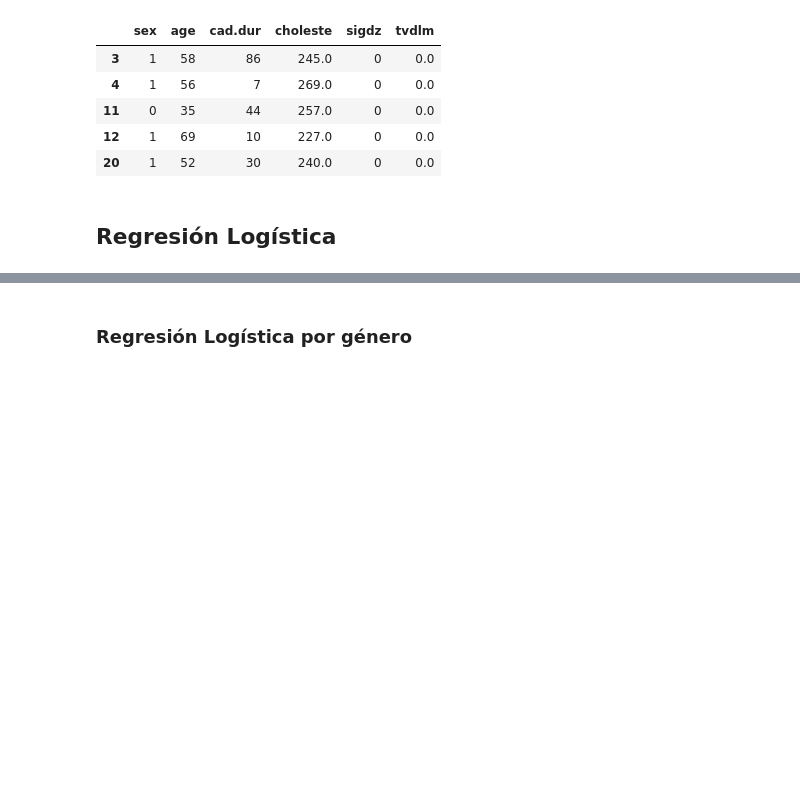
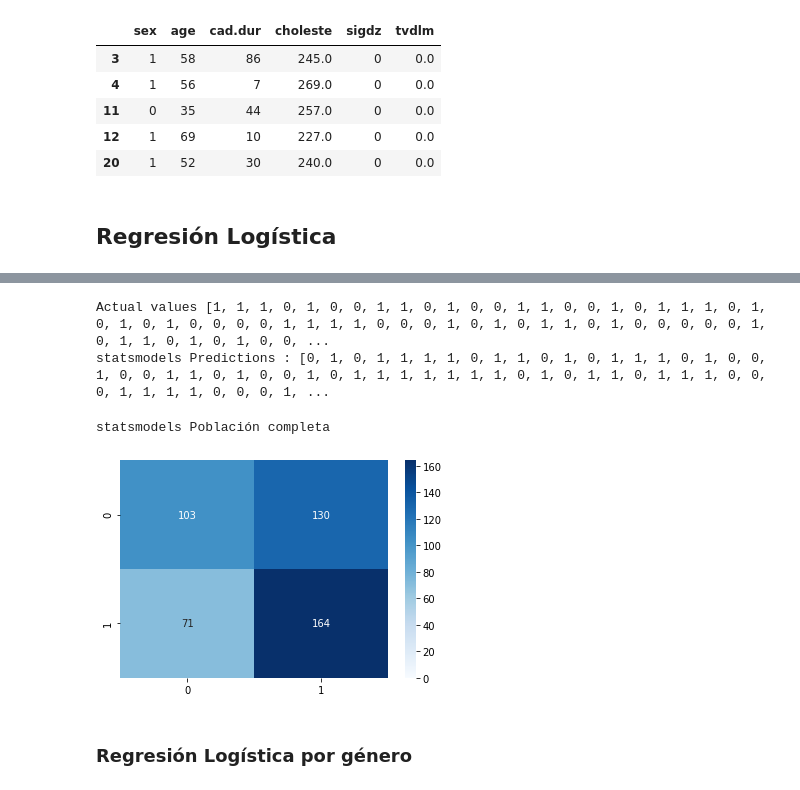
Before and after one commit to FelipeGorostiaga/MachineLearning, a Jupyter notebook: src/tp4/tp4.ipynb, the cells around one changed output, grey strips where cells are left out. Cells and saved outputs as stored; diff of their text form; code cells hidden in the pictures; blank space fills up the shorter version.

Commit message:
Add statsmodels analysis

```diff
--- a/src/tp4/tp4.ipynb
+++ b/src/tp4/tp4.ipynb
@@ -120,0 +130,9 @@ weighted avg       0.61      0.61      0.61       468
+# %%
+import statsmodels.api as sm
+
+def train_statsmodels_model(data, fields, result_var, params=None):
+    model = sm.Logit(data[result_var], data[fields]).fit()
+    print(model.summary())
+    return model
+
+statsmodel = train_statsmodels_model(train, numeric_columns, result_column)
@@ -121,3 +159,16 @@ weighted avg       0.61      0.61      0.61       468
+# %%
+yhat = statsmodel.predict(test[numeric_columns])
+predicted_2 = list(map(round, yhat))
+print('Actual values', list(test[result_column].values))
+print('statsmodels Predictions :', predicted_2)
+# %% [output]
+Actual values [1, 1, 1, 0, 1, 0, 0, 1, 1, 0, 1, 0, 0, 1, 1, 0, 0, 1, 0, 1, 1, 1, 0, 1, 0, 1, 0, 1, 0, 0, 0, 0, 1, 1, 1, 1, 0, 0, 0, 1, 0, 1, 0, 1, 1, 0, 1, 0, 0, 0, 0, 0, 1, 0, 1, 1, 0, 1, 0, 1, 0, 0, ...
+statsmodels Predictions : [0, 1, 0, 1, 1, 1, 1, 0, 1, 1, 0, 1, 0, 1, 1, 1, 0, 1, 0, 0, 1, 0, 0, 1, 1, 0, 1, 0, 0, 1, 0, 1, 1, 1, 1, 1, 1, 1, 0, 1, 0, 1, 1, 0, 1, 1, 1, 0, 0, 0, 1, 1, 1, 1, 0, 0, 0, 1, ...
+# %%
+plot_confusion_matrix(test, result_column, predicted_2, title='statsmodels Población completa')
+# %% [output]
+statsmodels Población completa
+[figure, added]
 # %% [markdown]
 ### Regresión Logística por género
 # %%
```
Also changed, not shown: parts of 11 cells of this notebook.
